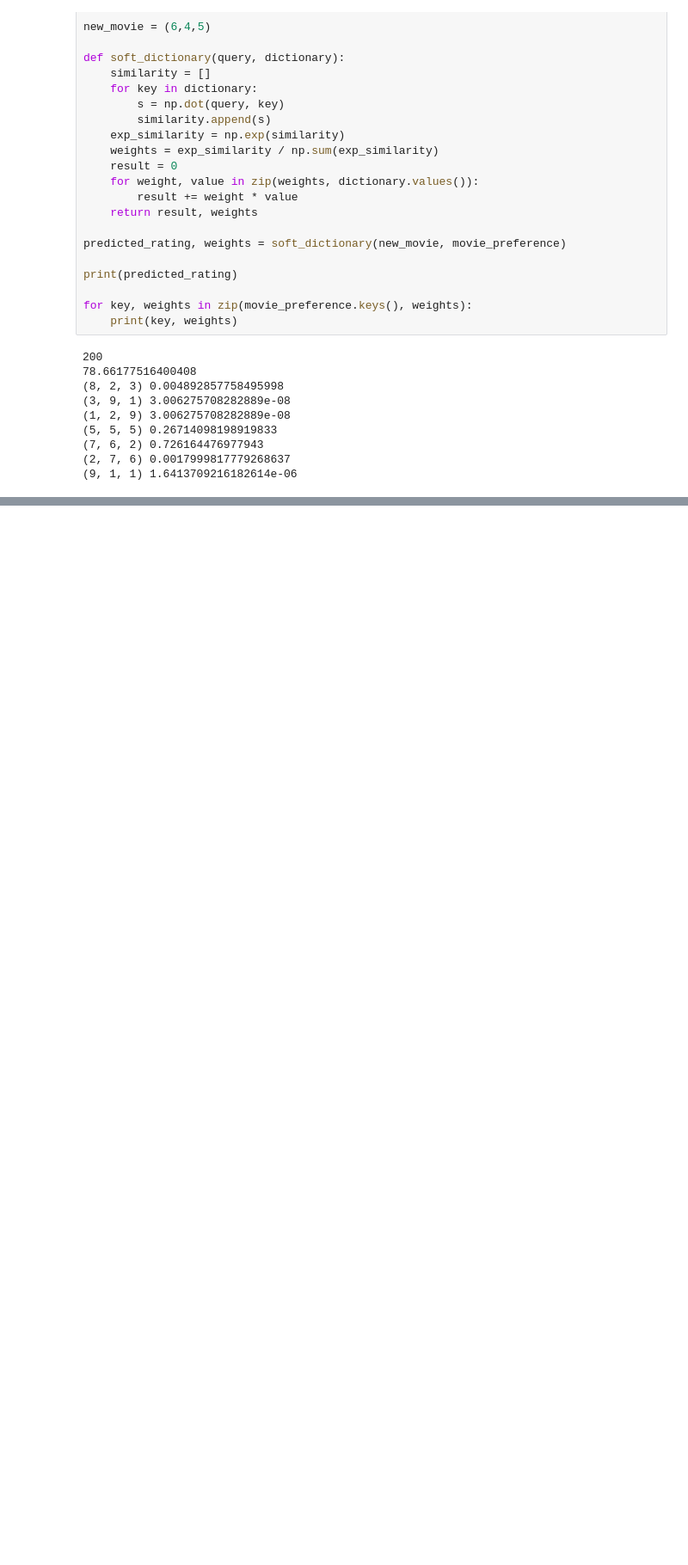
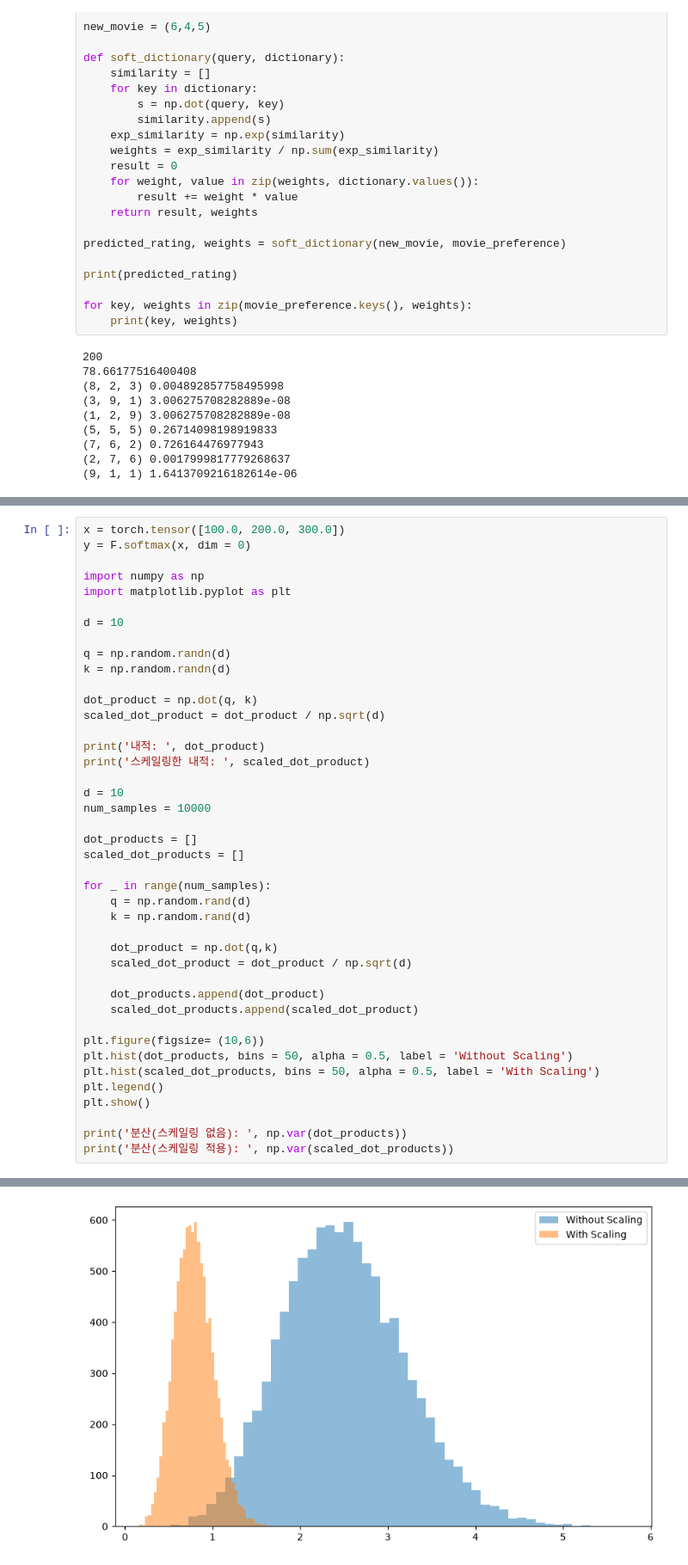
Before and after one commit to sangjun1005/17-KDT, a Jupyter notebook: 17-codebot/ch02.ipynb, the cells around one changed output, grey strips where cells are left out. Shown at 86% size. Saved outputs shown, nothing was run; the diff lists cells and outputs as text; blank space fills up the shorter version.

```diff
--- a/17-codebot/ch02.ipynb
+++ b/17-codebot/ch02.ipynb
@@ -53,0 +103,43 @@ for key, weights in zip(movie_preference.keys(), weights):
+# %%
+x = torch.tensor([100.0, 200.0, 300.0])
+y = F.softmax(x, dim = 0)
+
+import numpy as np
+import matplotlib.pyplot as plt
+
+d = 10
+
+q = np.random.randn(d)
+k = np.random.randn(d)
+
+dot_product = np.dot(q, k)
+scaled_dot_product = dot_product / np.sqrt(d)
+
+print('내적: ', dot_product)
+print('스케일링한 내적: ', scaled_dot_product)
+
+d = 10
+num_samples = 10000
+
+dot_products = []
+scaled_dot_products = []
+
+for _ in range(num_samples):
+    q = np.random.rand(d)
+    k = np.random.rand(d)
+
+    dot_product = np.dot(q,k)
+    scaled_dot_product = dot_product / np.sqrt(d)
+
+    dot_products.append(dot_product)
+    scaled_dot_products.append(scaled_dot_product)
+
+plt.figure(figsize= (10,6))
+plt.hist(dot_products, bins = 50, alpha = 0.5, label = 'Without Scaling')
+plt.hist(scaled_dot_products, bins = 50, alpha = 0.5, label = 'With Scaling')
+plt.legend()
+plt.show()
+
+print('분산(스케일링 없음): ', np.var(dot_products))
+print('분산(스케일링 적용): ', np.var(scaled_dot_products))
+# %% [output]
@@ -53,0 +148 @@ for key, weights in zip(movie_preference.keys(), weights):
+[figure, added]
```
Also changed, not shown: parts of 6 cells of this notebook, 37 other files.
